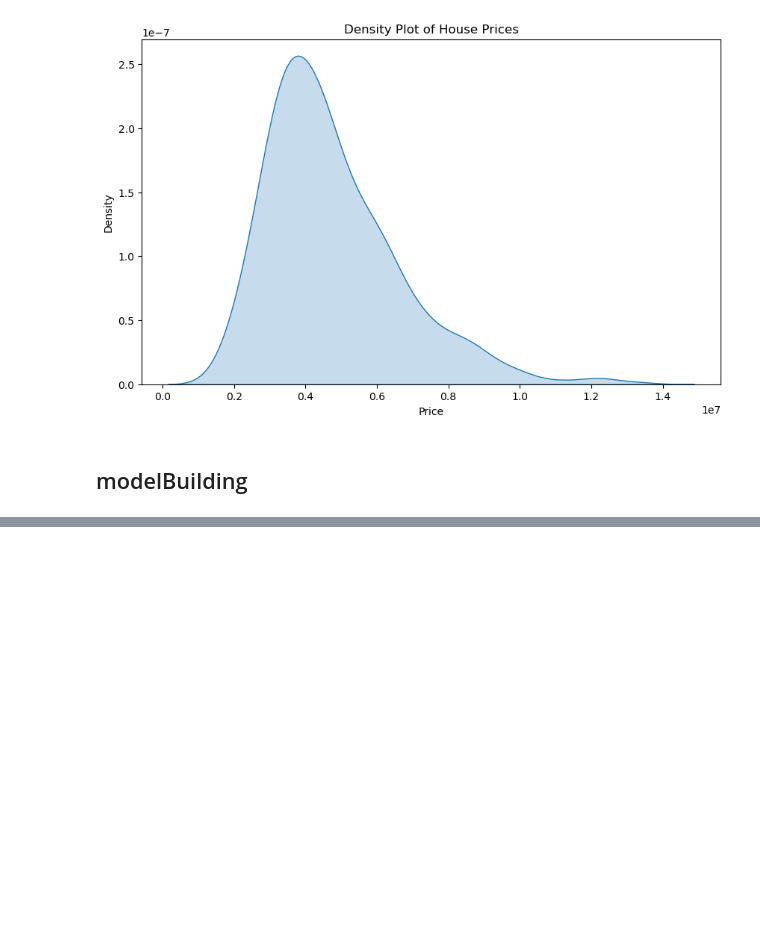
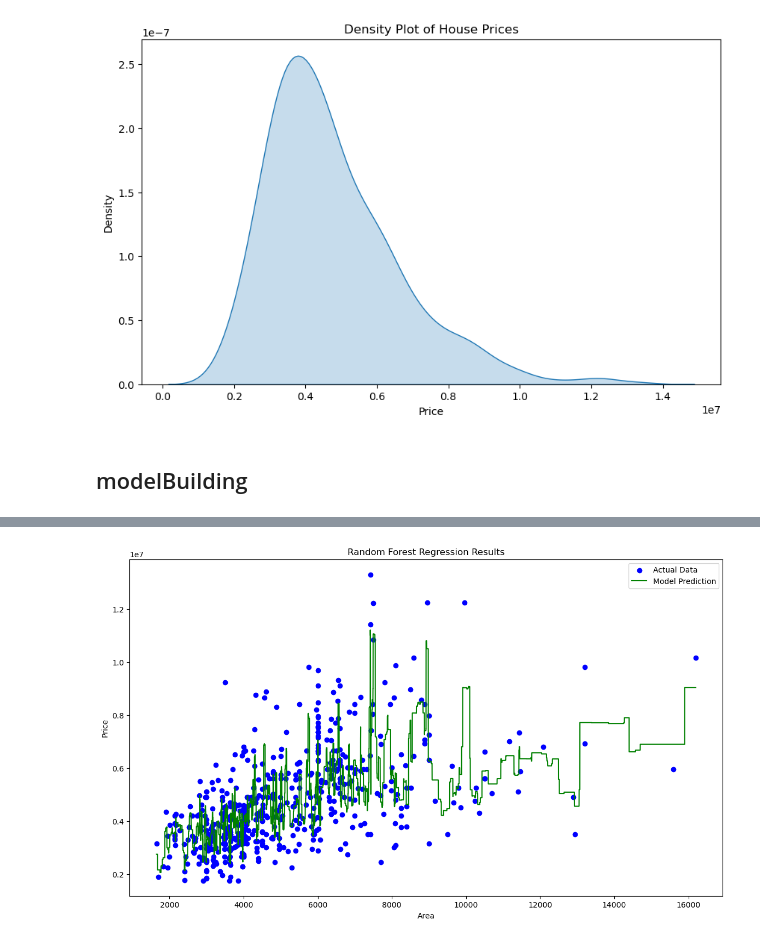
Before and after one commit to Karush2807/TechRumble01, a Jupyter notebook: main.ipynb, the cells around one changed output, grey strips where cells are left out. Cells and saved outputs as stored; diff of their text form; code cells hidden in the pictures; blank space fills up the shorter version.

```diff
--- a/main.ipynb
+++ b/main.ipynb
@@ -413,0 +420,15 @@ plt.show()
+# %%
+#settig up random forest regression model
+
+X = copyData.drop(columns=['price'])
+y = copyData['price']
+label_encoder=LabelEncoder()
+x_categorical = copyData.select_dtypes(include=['object']).apply(label_encoder.fit_transform)
+x_numerical = copyData.select_dtypes(exclude=['object']).values
+x = pd.concat([pd.DataFrame(x_numerical), x_categorical], axis=1).values
+
+# Fitting Random Forest Regression to the dataset
+regressor = RandomForestRegressor(n_estimators=10, random_state=0, oob_score=True)
+
+# Fit the regressor with x and y data
+regressor.fit(x, y)
@@ -413,0 +550,24 @@ plt.show()
+# %%
+# visualising now
+
+# Assuming you are working with a single feature, for example 'area'
+X_single_feature = X['area'].values.reshape(-1, 1)
+
+# Fit the model again using only this feature
+regressor = RandomForestRegressor(n_estimators=100, random_state=42, oob_score=True)
+regressor.fit(X_single_feature, y)
+
+# Generate the grid for plotting
+x_grid = np.arange(min(X_single_feature), max(X_single_feature), 0.01).reshape(-1, 1)
+
+# Plotting
+plt.figure(figsize=(14, 8))  # Adjust the width and height as needed
+plt.scatter(X_single_feature, y, color='blue', label='Actual Data')
+plt.plot(x_grid, regressor.predict(x_grid), color='green', label='Model Prediction')
+plt.title("Random Forest Regression Results")
+plt.xlabel('Area')
+plt.ylabel('Price')
+plt.legend()
+plt.show()
+# %% [output]
+[figure, added]
```
Also changed, not shown: parts of 14 cells of this notebook.
